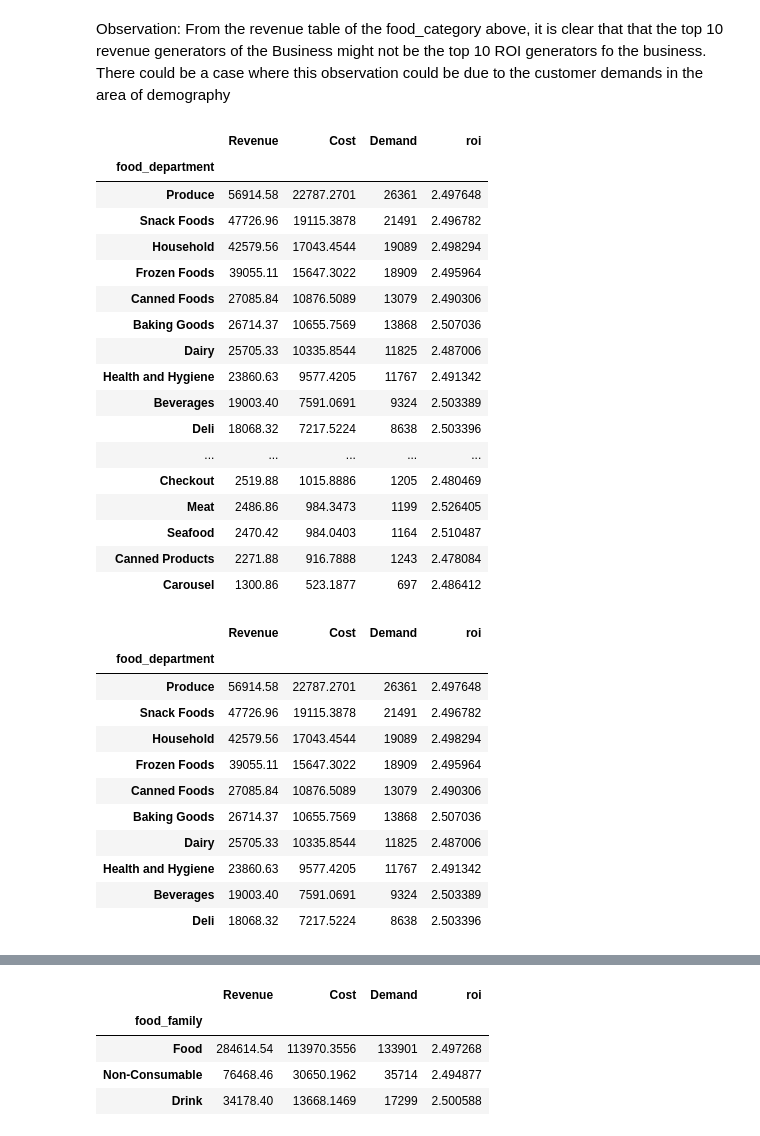
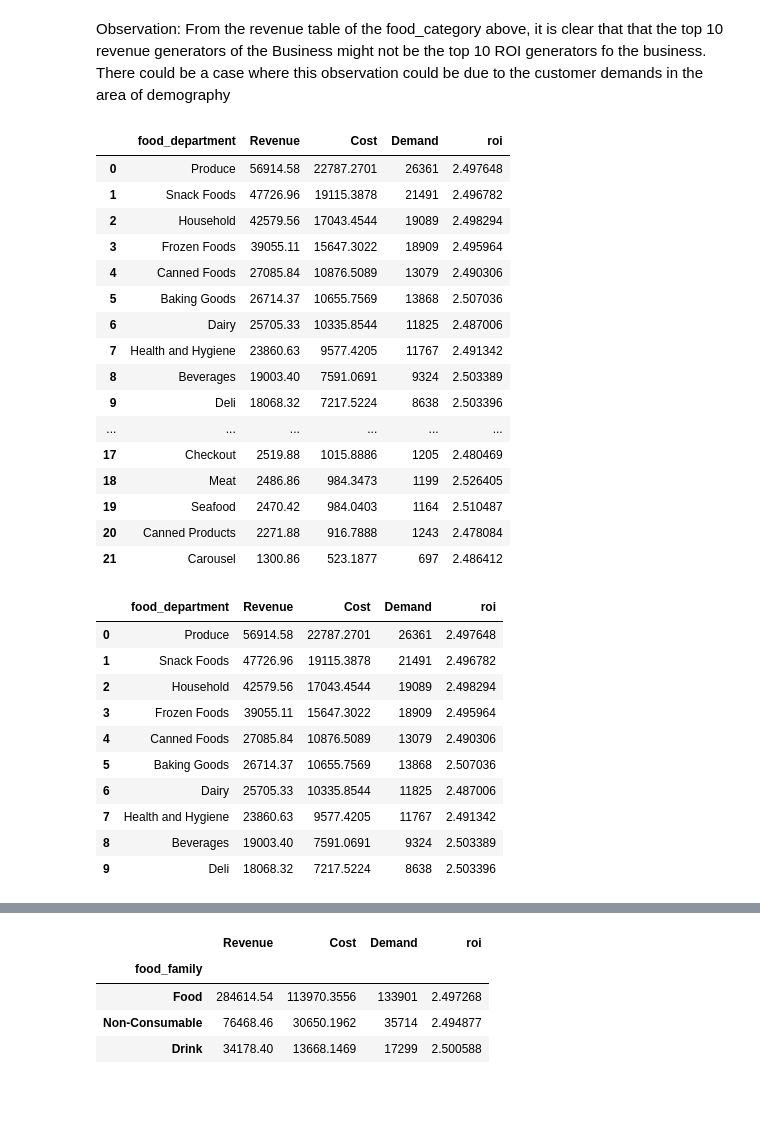
Before and after one commit to Indranil-Seal/customer_acq_model, a Jupyter notebook: notebooks/EDA/eda_v1.ipynb, the cells around one changed output, grey strips where cells are left out. Drawn from its saved outputs; the diff is of its cells as text; code cells hidden in the pictures; blank space fills up the shorter version.

Commit message:
Commiting the changes made in feature engineering for food department

```diff
--- a/notebooks/EDA/eda_v1.ipynb
+++ b/notebooks/EDA/eda_v1.ipynb
@@ -130,37 +130,36 @@ Observation:
 # %%
 ## Exploring the cost vs Revenue of the inverted pyramidal structure of the Food Category - Department - Family:
 
 def revenue_generated(data, col_names):
 
     revenuetable = data.groupby(col_names).agg(Revenue = pd.NamedAgg('store_sales(in millions)', 'sum'),
                                                      Cost = pd.NamedAgg('store_cost(in millions)', 'sum'),
                                                      Demand = pd.NamedAgg('unit_sales(in millions)', 'sum'))
-    revenuetable = revenuetable.sort_values(by='Revenue', ascending=False)
+    revenuetable = revenuetable.sort_values(by='Revenue', ascending=False).reset_index()
     revenuetable['roi'] = revenuetable.Revenue/revenuetable.Cost
 
     return revenuetable
 
 revenuetable_FD = revenue_generated(data = data, col_names = 'food_department')
 revenuetable_FD
 # %% [output]
-|  | Revenue | Cost | Demand | roi |
-| food_department |  |  |  |  |
-| Produce | 56914.58 | 22787.2701 | 26361 | 2.497648 |
-| Snack Foods | 47726.96 | 19115.3878 | 21491 | 2.496782 |
-| Household | 42579.56 | 17043.4544 | 19089 | 2.498294 |
-| Frozen Foods | 39055.11 | 15647.3022 | 18909 | 2.495964 |
-| Canned Foods | 27085.84 | 10876.5089 | 13079 | 2.490306 |
-| Baking Goods | 26714.37 | 10655.7569 | 13868 | 2.507036 |
-| Dairy | 25705.33 | 10335.8544 | 11825 | 2.487006 |
-| Health and Hygiene | 23860.63 | 9577.4205 | 11767 | 2.491342 |
-| Beverages | 19003.40 | 7591.0691 | 9324 | 2.503389 |
-| Deli | 18068.32 | 7217.5224 | 8638 | 2.503396 |
-| ... | ... | ... | ... | ... |
-| Checkout | 2519.88 | 1015.8886 | 1205 | 2.480469 |
-| Meat | 2486.86 | 984.3473 | 1199 | 2.526405 |
-| Seafood | 2470.42 | 984.0403 | 1164 | 2.510487 |
-| Canned Products | 2271.88 | 916.7888 | 1243 | 2.478084 |
-| Carousel | 1300.86 | 523.1877 | 697 | 2.486412 |
+|  | food_department | Revenue | Cost | Demand | roi |
+| 0 | Produce | 56914.58 | 22787.2701 | 26361 | 2.497648 |
+| 1 | Snack Foods | 47726.96 | 19115.3878 | 21491 | 2.496782 |
+| 2 | Household | 42579.56 | 17043.4544 | 19089 | 2.498294 |
+| 3 | Frozen Foods | 39055.11 | 15647.3022 | 18909 | 2.495964 |
+| 4 | Canned Foods | 27085.84 | 10876.5089 | 13079 | 2.490306 |
+| 5 | Baking Goods | 26714.37 | 10655.7569 | 13868 | 2.507036 |
+| 6 | Dairy | 25705.33 | 10335.8544 | 11825 | 2.487006 |
+| 7 | Health and Hygiene | 23860.63 | 9577.4205 | 11767 | 2.491342 |
+| 8 | Beverages | 19003.40 | 7591.0691 | 9324 | 2.503389 |
+| 9 | Deli | 18068.32 | 7217.5224 | 8638 | 2.503396 |
+| ... | ... | ... | ... | ... | ... |
+| 17 | Checkout | 2519.88 | 1015.8886 | 1205 | 2.480469 |
+| 18 | Meat | 2486.86 | 984.3473 | 1199 | 2.526405 |
+| 19 | Seafood | 2470.42 | 984.0403 | 1164 | 2.510487 |
+| 20 | Canned Products | 2271.88 | 916.7888 | 1243 | 2.478084 |
+| 21 | Carousel | 1300.86 | 523.1877 | 697 | 2.486412 |
 # %%
 # Getting Top 10 Revenue Generators
 top_10_revenue_FD = revenuetable_FD.nlargest(10, 'Revenue')
@@ -170,18 +169,17 @@ top_10_roi_FD = revenuetable_FD.nlargest(10, 'roi')
 # %%
 top_10_revenue_FD
 # %% [output]
-|  | Revenue | Cost | Demand | roi |
-| food_department |  |  |  |  |
-| Produce | 56914.58 | 22787.2701 | 26361 | 2.497648 |
-| Snack Foods | 47726.96 | 19115.3878 | 21491 | 2.496782 |
-| Household | 42579.56 | 17043.4544 | 19089 | 2.498294 |
-| Frozen Foods | 39055.11 | 15647.3022 | 18909 | 2.495964 |
-| Canned Foods | 27085.84 | 10876.5089 | 13079 | 2.490306 |
-| Baking Goods | 26714.37 | 10655.7569 | 13868 | 2.507036 |
-| Dairy | 25705.33 | 10335.8544 | 11825 | 2.487006 |
-| Health and Hygiene | 23860.63 | 9577.4205 | 11767 | 2.491342 |
-| Beverages | 19003.40 | 7591.0691 | 9324 | 2.503389 |
-| Deli | 18068.32 | 7217.5224 | 8638 | 2.503396 |
+|  | food_department | Revenue | Cost | Demand | roi |
+| 0 | Produce | 56914.58 | 22787.2701 | 26361 | 2.497648 |
+| 1 | Snack Foods | 47726.96 | 19115.3878 | 21491 | 2.496782 |
+| 2 | Household | 42579.56 | 17043.4544 | 19089 | 2.498294 |
+| 3 | Frozen Foods | 39055.11 | 15647.3022 | 18909 | 2.495964 |
+| 4 | Canned Foods | 27085.84 | 10876.5089 | 13079 | 2.490306 |
+| 5 | Baking Goods | 26714.37 | 10655.7569 | 13868 | 2.507036 |
+| 6 | Dairy | 25705.33 | 10335.8544 | 11825 | 2.487006 |
+| 7 | Health and Hygiene | 23860.63 | 9577.4205 | 11767 | 2.491342 |
+| 8 | Beverages | 19003.40 | 7591.0691 | 9324 | 2.503389 |
+| 9 | Deli | 18068.32 | 7217.5224 | 8638 | 2.503396 |
 # %%
 top_10_roi_FD
 # %% [output]
```
Also changed, not shown: parts of 2 cells of this notebook, 2 other files.
